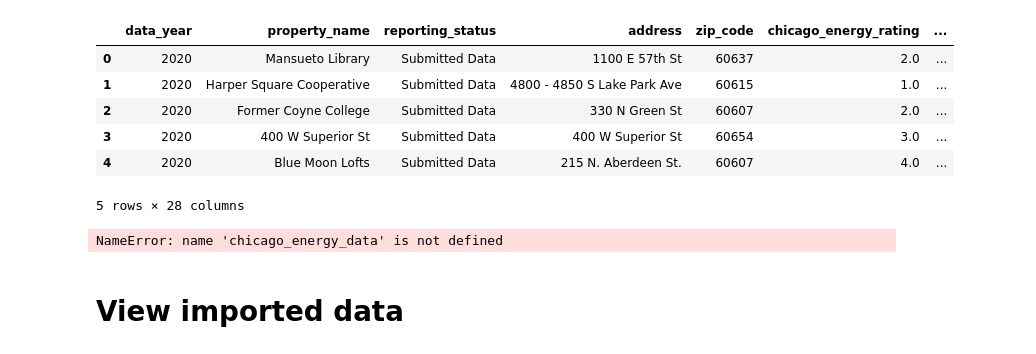
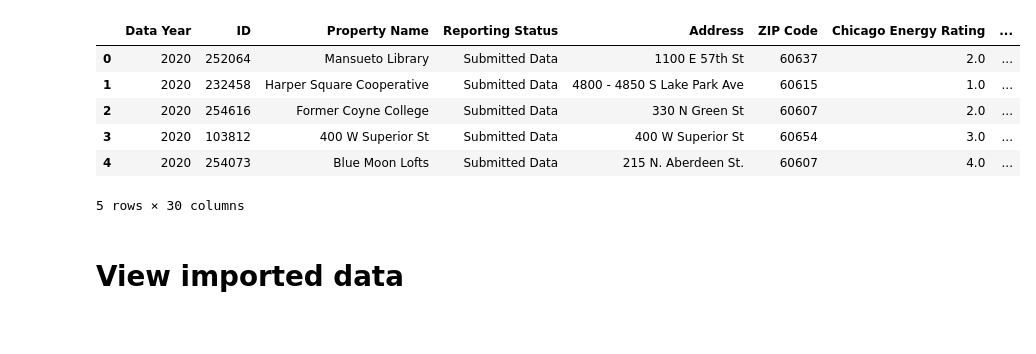
Before and after one commit to bexlev/project3, a Jupyter notebook: data_cleaning.ipynb, the cells around one changed output. Drawn from its saved outputs; the diff is of its cells as text; code cells hidden in the pictures.

Commit message:
Data reupload

```diff
--- a/data_cleaning.ipynb
+++ b/data_cleaning.ipynb
@@ -4,23 +4,19 @@ import pandas as pd
 import numpy as np
 # %%
 #Export data for cleaning
-data = "Resources/Clean_data.csv"
+data = "Resources/Chicago_Energy_Benchmarking.csv"
 chicago_energy_data = pd.read_csv(data)
 
 
 chicago_energy_data.head()
 # %% [output]
-|  | data_year | property_name | reporting_status | address | zip_code | chicago_energy_rating | ... |
-| 0 | 2020 | Mansueto Library | Submitted Data | 1100 E 57th St | 60637 | 2.0 | ... |
-| 1 | 2020 | Harper Square Cooperative | Submitted Data | 4800 - 4850 S Lake Park Ave | 60615 | 1.0 | ... |
-| 2 | 2020 | Former Coyne College | Submitted Data | 330 N Green St | 60607 | 2.0 | ... |
-| 3 | 2020 | 400 W Superior St | Submitted Data | 400 W Superior St | 60654 | 3.0 | ... |
-| 4 | 2020 | Blue Moon Lofts | Submitted Data | 215 N. Aberdeen St. | 60607 | 4.0 | ... |
+|  | Data Year | ID | Property Name | Reporting Status | Address | ZIP Code | Chicago Energy Rating | ... |
+| 0 | 2020 | 252064 | Mansueto Library | Submitted Data | 1100 E 57th St | 60637 | 2.0 | ... |
+| 1 | 2020 | 232458 | Harper Square Cooperative | Submitted Data | 4800 - 4850 S Lake Park Ave | 60615 | 1.0 | ... |
+| 2 | 2020 | 254616 | Former Coyne College | Submitted Data | 330 N Green St | 60607 | 2.0 | ... |
+| 3 | 2020 | 103812 | 400 W Superior St | Submitted Data | 400 W Superior St | 60654 | 3.0 | ... |
+| 4 | 2020 | 254073 | Blue Moon Lofts | Submitted Data | 215 N. Aberdeen St. | 60607 | 4.0 | ... |
-5 rows × 28 columns
+5 rows × 30 columns
-# %%
-Clean_data.csv.columns()
-# %% [output]
-NameError: name 'chicago_energy_data' is not defined
 # %% [markdown]
 # View imported data
 # %%
```
Also changed, not shown: 6 other files.
